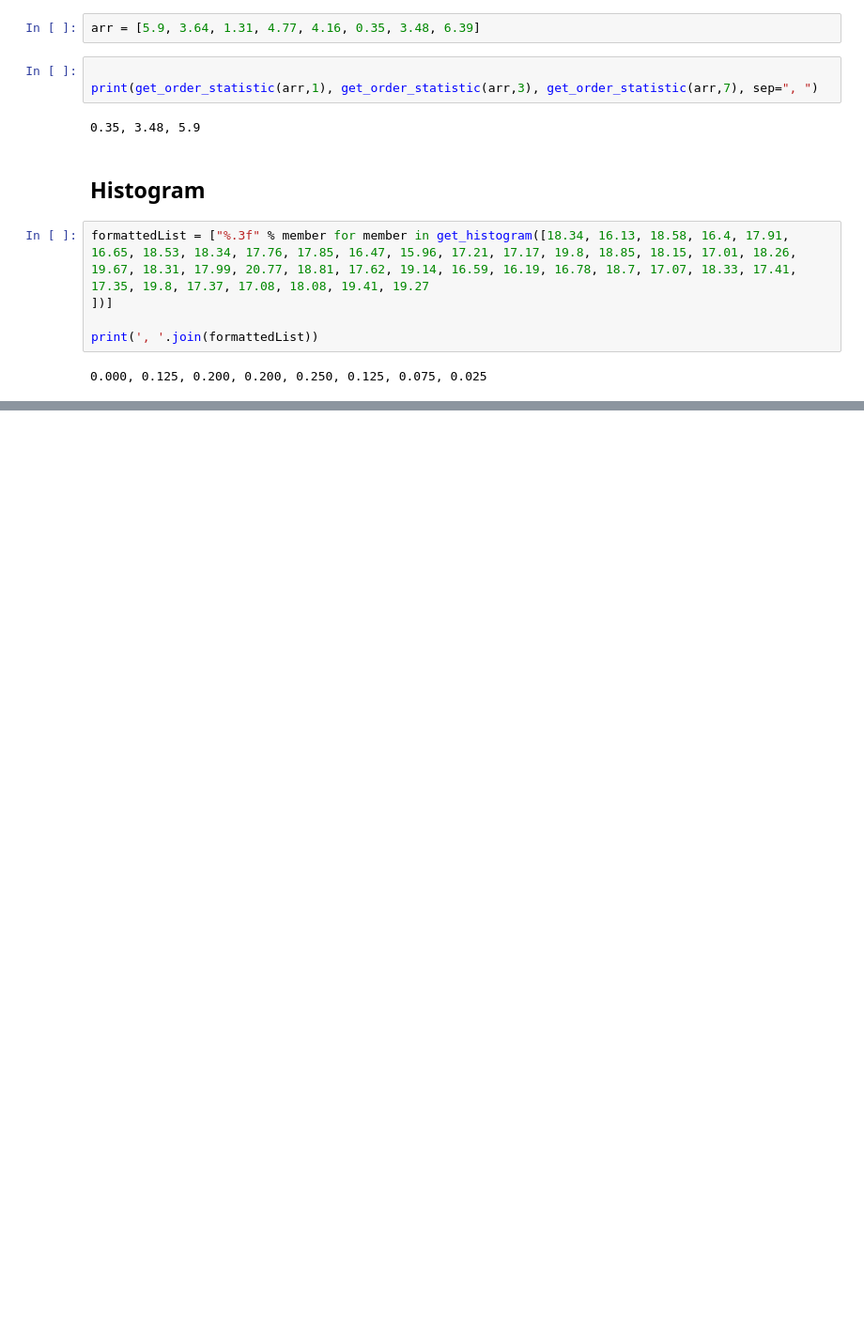
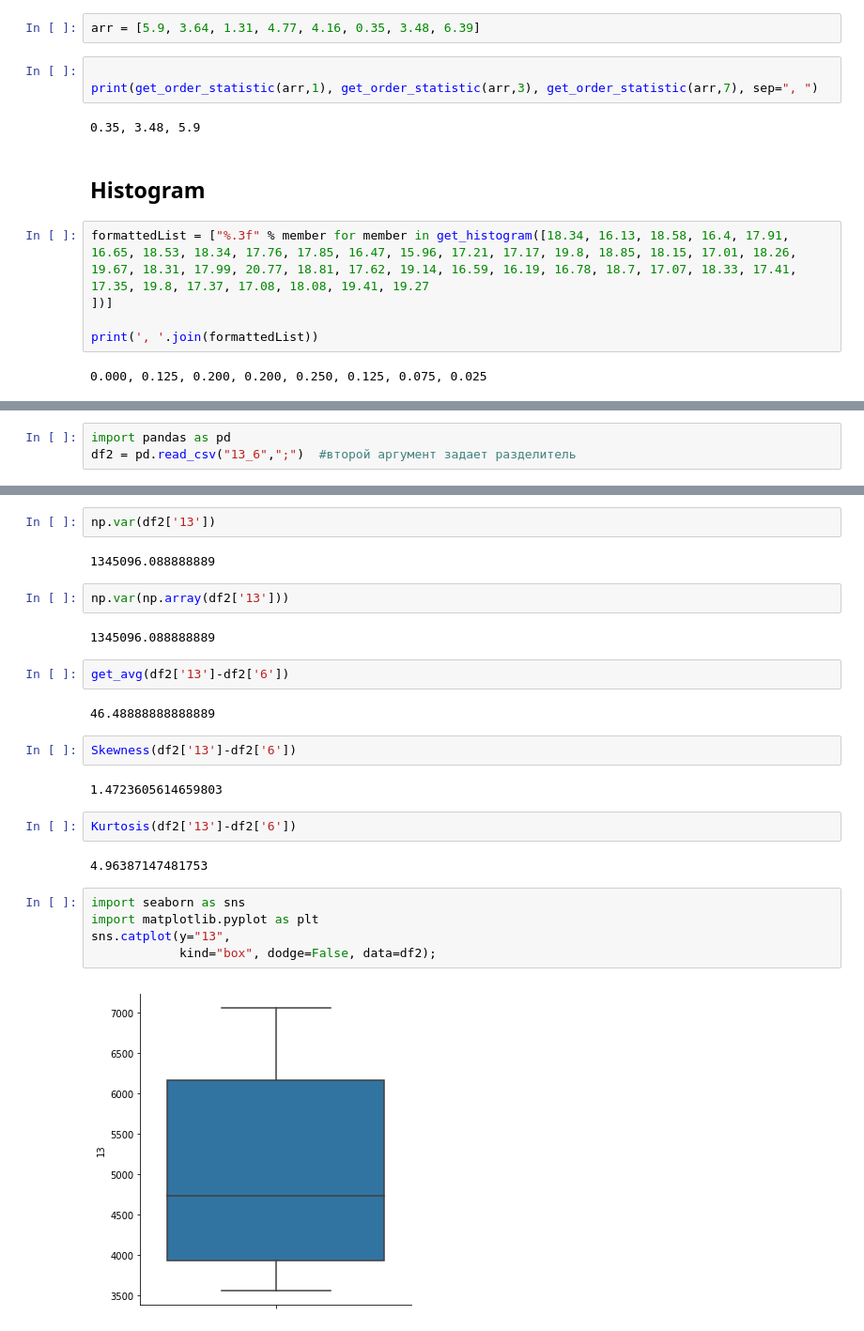
Before and after one commit to denklewer/stepik-statistics, a Jupyter notebook: descriptive_statistics.ipynb, the cells around one changed output, grey strips where cells are left out. Shown at 94% size. Cells and saved outputs as stored; diff of their text form; blank space fills up the shorter version.

```diff
--- a/descriptive_statistics.ipynb
+++ b/descriptive_statistics.ipynb
@@ -20,0 +51,3 @@ print(', '.join(formattedList))
+# %%
+import pandas as pd
+df2 = pd.read_csv("13_6",";")  #второй аргумент задает разделитель
@@ -20,0 +96,27 @@ print(', '.join(formattedList))
+# %%
+np.var(df2['13'])
+# %% [output]
+1345096.088888889
+# %%
+np.var(np.array(df2['13']))
+# %% [output]
+1345096.088888889
+# %%
+get_avg(df2['13']-df2['6'])
+# %% [output]
+46.48888888888889
+# %%
+Skewness(df2['13']-df2['6'])
+# %% [output]
+1.4723605614659803
+# %%
+Kurtosis(df2['13']-df2['6'])
+# %% [output]
+4.96387147481753
+# %%
+import seaborn as sns
+import matplotlib.pyplot as plt
+sns.catplot(y="13",
+            kind="box", dodge=False, data=df2);
+# %% [output]
+[figure, added]
```
Also changed, not shown: parts of 40 cells of this notebook, 3 other files.
